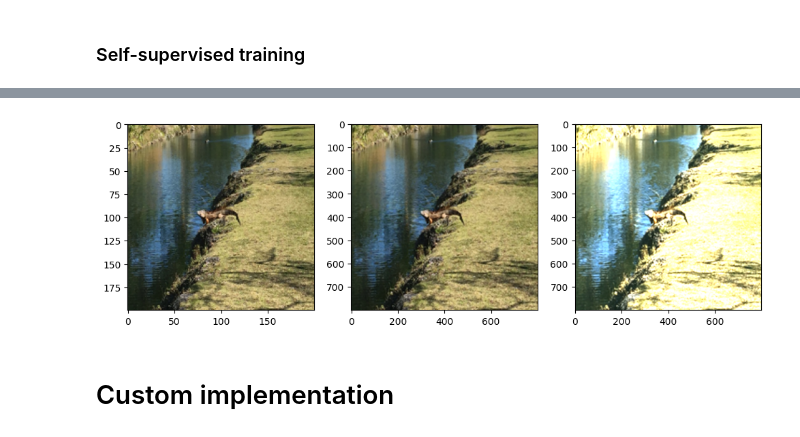
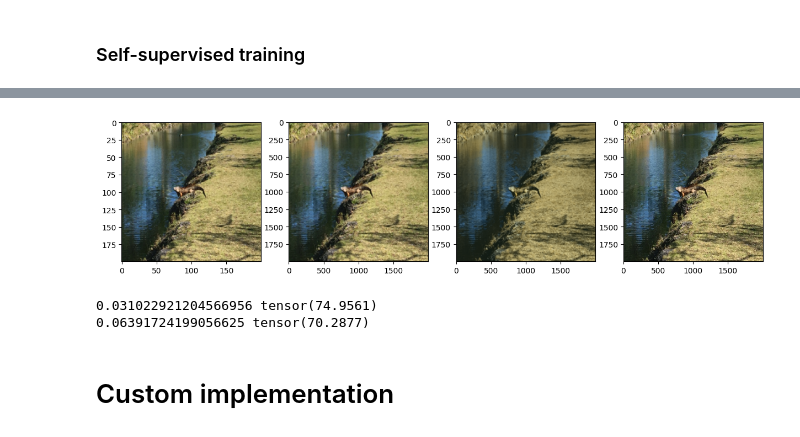
Before and after one commit to gzemo/zero-shot-statistical-downscaling, a Jupyter notebook: retesting_ZSSR.ipynb, the cells around one changed output, grey strips where cells are left out. Drawn from its saved outputs; the diff is of its cells as text; code cells hidden in the pictures.

```diff
--- a/retesting_ZSSR.ipynb
+++ b/retesting_ZSSR.ipynb
@@ -371,11 +413,31 @@ Done training.
-# %%
-_,axs = plt.subplots(1,3,figsize=(12, 8))
-axs[0].imshow(img)
-axs[1].imshow(img.resize((img.size[0]*UP_SCALE, img.size[1]*UP_SCALE), resample=PIL.Image.BICUBIC))
-axs[2].imshow(srimg)
-plt.show()
-# %% [output]
-[figure, removed]
+# %%
+UP_SCALE = 10
+ground_truth = PIL.Image.open("alligator.jpg").convert("RGB").resize((2000,2000))
+resized = img.resize((img.size[0]*UP_SCALE, img.size[1]*UP_SCALE), resample=PIL.Image.BICUBIC)
+resized_tensor = ttf.to_tensor(resized).unsqueeze(0).to(DEVICE)
+
+model.eval()
+with torch.no_grad():
+    srimage = model(resized_tensor)
+
+srimage = ttf.to_pil_image(srimage.squeeze())
+
+_,axs = plt.subplots(1,4,figsize=(15, 10))
+axs[0].imshow(img)
+axs[1].imshow(resized)
+axs[2].imshow(srimage)
+axs[3].imshow(ground_truth)
+plt.show()
+
+# Evaluation metrics
+l1loss = torch.nn.L1Loss()
+psnrloss = PSNR()
+print(l1loss(resized_tensor.to("cpu"), ttf.to_tensor(ground_truth)).item(), -1*psnrloss(resized_tensor.to("cpu"), ttf.to_tensor(ground_truth)))
+print(l1loss(ttf.to_tensor(srimage), ttf.to_tensor(ground_truth)).item(), -1*psnrloss(ttf.to_tensor(srimage), ttf.to_tensor(ground_truth)))
+# %% [output]
+[figure, added]
+0.031022921204566956 tensor(74.9561)
+0.06391724199056625 tensor(70.2877)
 # %% [markdown]
 # Custom implementation
 # %%
```
Also changed, not shown: parts of 2 cells of this notebook.
